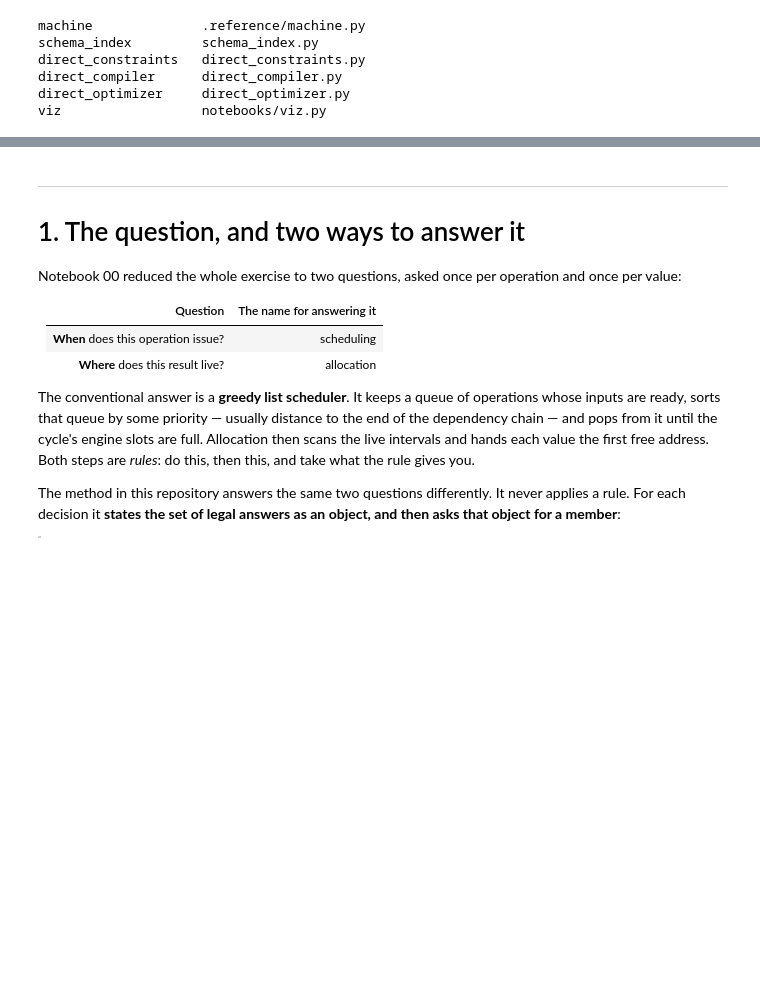
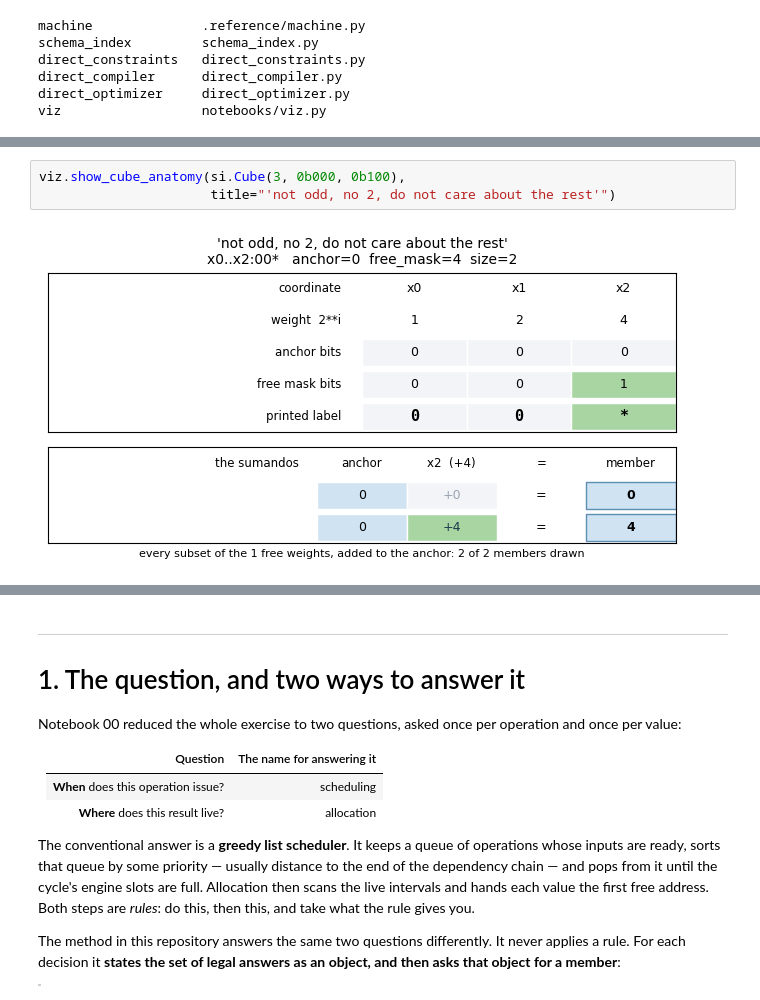
Before and after one commit to albertoHdzE/CausalBool, a Jupyter notebook: luminal-challenge/notebooks/01-index-method.ipynb, the cells around one changed output, grey strips where cells are left out. Cells and saved outputs as stored; diff of their text form; blank space fills up the shorter version.

```diff
--- a/luminal-challenge/notebooks/01-index-method.ipynb
+++ b/luminal-challenge/notebooks/01-index-method.ipynb
@@ -57,0 +146,5 @@ viz                  notebooks/viz.py
+# %%
+viz.show_cube_anatomy(si.Cube(3, 0b000, 0b100),
+                      title="'not odd, no 2, do not care about the rest'")
+# %% [output]
+[figure, added]
```
Also changed, not shown: parts of 10 cells of this notebook.
